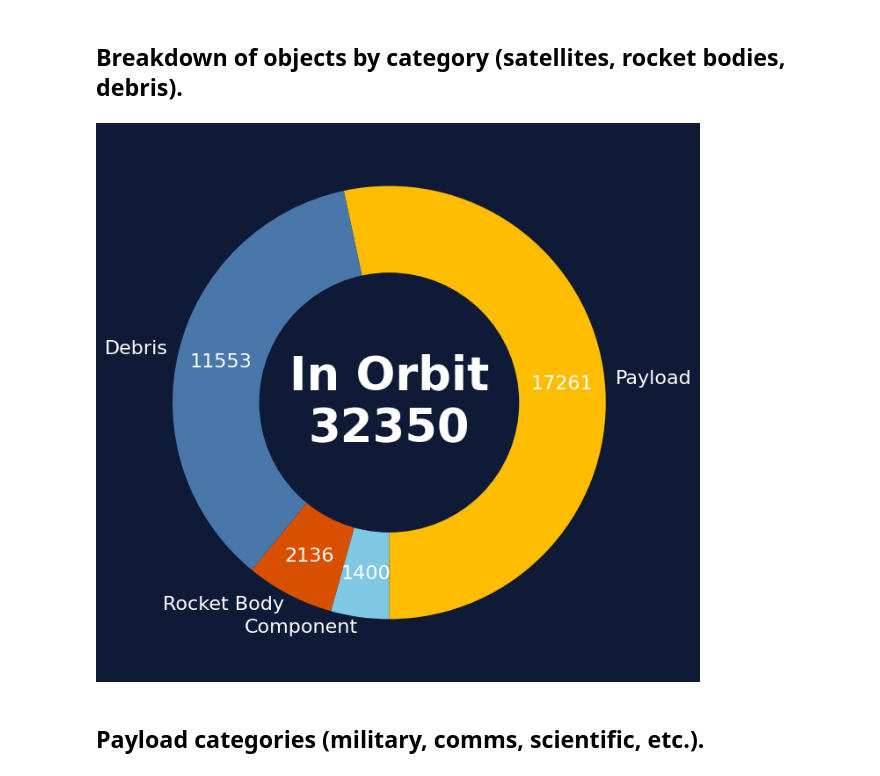
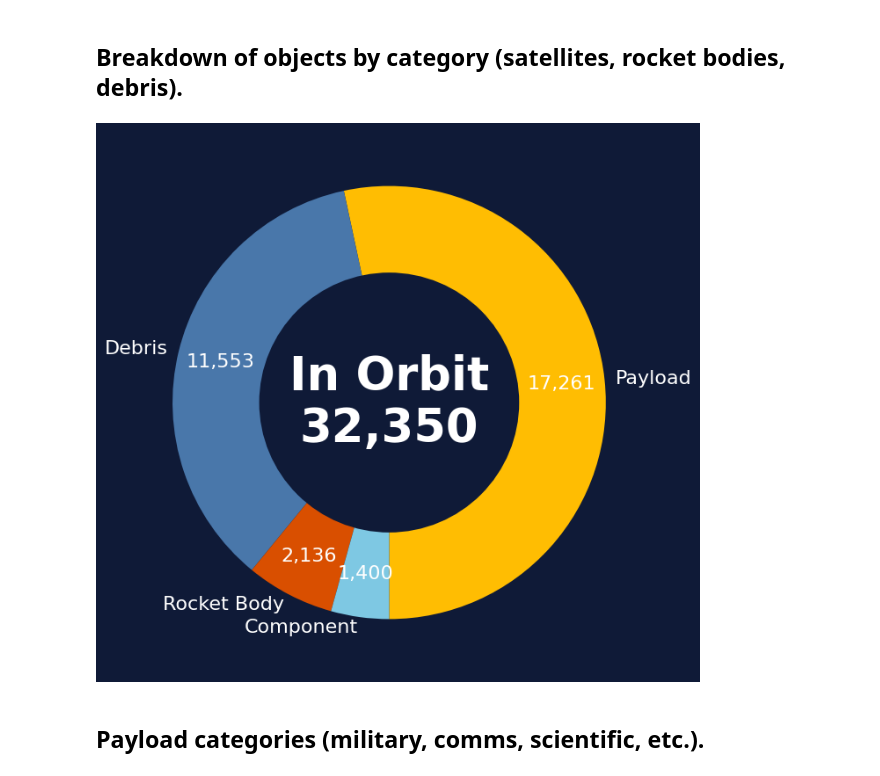
Before and after one commit to daemonchild/cardiffmet-dat5001-visualisation-of-data, a Jupyter notebook: assessment/pres1/2-dat5001-st20285213-tomrowan-pres1-create-graphs-vmversion.ipynb, the cells around one changed output. Cells and saved outputs as stored; diff of their text form; code cells hidden in the pictures.

```diff
--- a/assessment/pres1/2-dat5001-st20285213-tomrowan-pres1-create-graphs-vmversion.ipynb
+++ b/assessment/pres1/2-dat5001-st20285213-tomrowan-pres1-create-graphs-vmversion.ipynb
@@ -246,35 +248,35 @@ bg = graph_palette['background']['darkBlue']
 # %%
 # Count by Type Desc
 type_counts = sdf_in_orbit['Type Desc'].value_counts()
 
 # Create figure
 fig, ax = plt.subplots(figsize=(8, 8), facecolor=bg)
 ax.set_facecolor(bg)
 
 # Donut chart
 wedges, texts, autotexts = ax.pie(
     type_counts,
     labels=type_counts.index,
     #autopct='%1.1f%%',
-    autopct=lambda pct: f"{int(round(pct/100.*type_counts.sum()))}",  # show counts
+    autopct=lambda pct: f"{int(round(pct/100.*type_counts.sum())):,}",  # show counts
     pctdistance=0.80,    # move counts outward
     labeldistance=1.05,    # move labels outward
     startangle=270,
     colors=foreground_colors[:len(type_counts)],
     textprops={'color': 'white', 'fontsize': 16}
 )
 
 # Make it a Donut Plot
 centre_circle = plt.Circle((0, 0), 0.60, fc=bg)
 fig.gca().add_artist(centre_circle)
 
 # Add centre annotation
-plt.text(0, 0, f"In Orbit\n{type_counts.sum()}", ha='center', va='center',
+plt.text(0, 0, f"In Orbit\n{type_counts.sum():,}", ha='center', va='center',
          color='white', fontsize=38, fontweight='bold')
 
 plt.show()
 # %% [output]
-[figure, old version]
+[figure, new version]
 # %% [markdown]
 ## Payload categories (military, comms, scientific, etc.).
 # %% [markdown]
```
Also changed, not shown: parts of 18 cells of this notebook, 3 other files.
